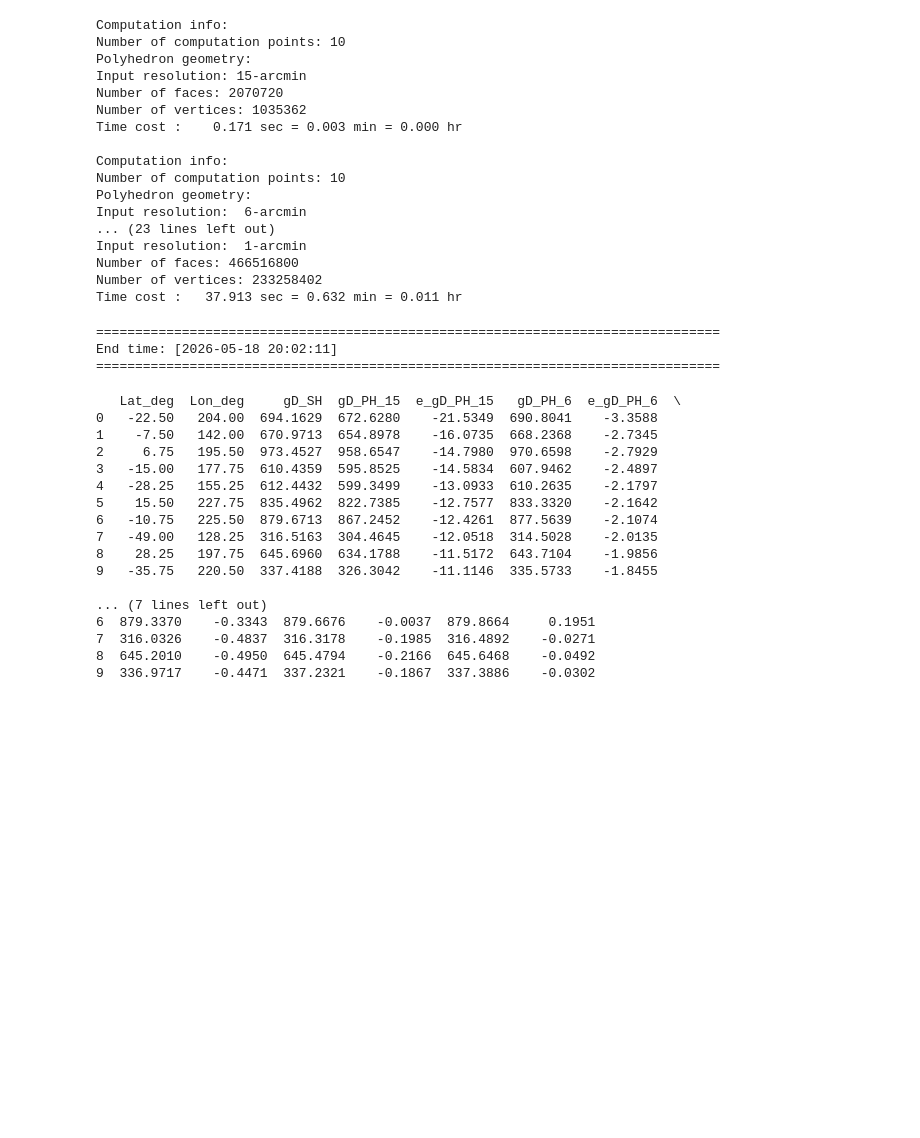
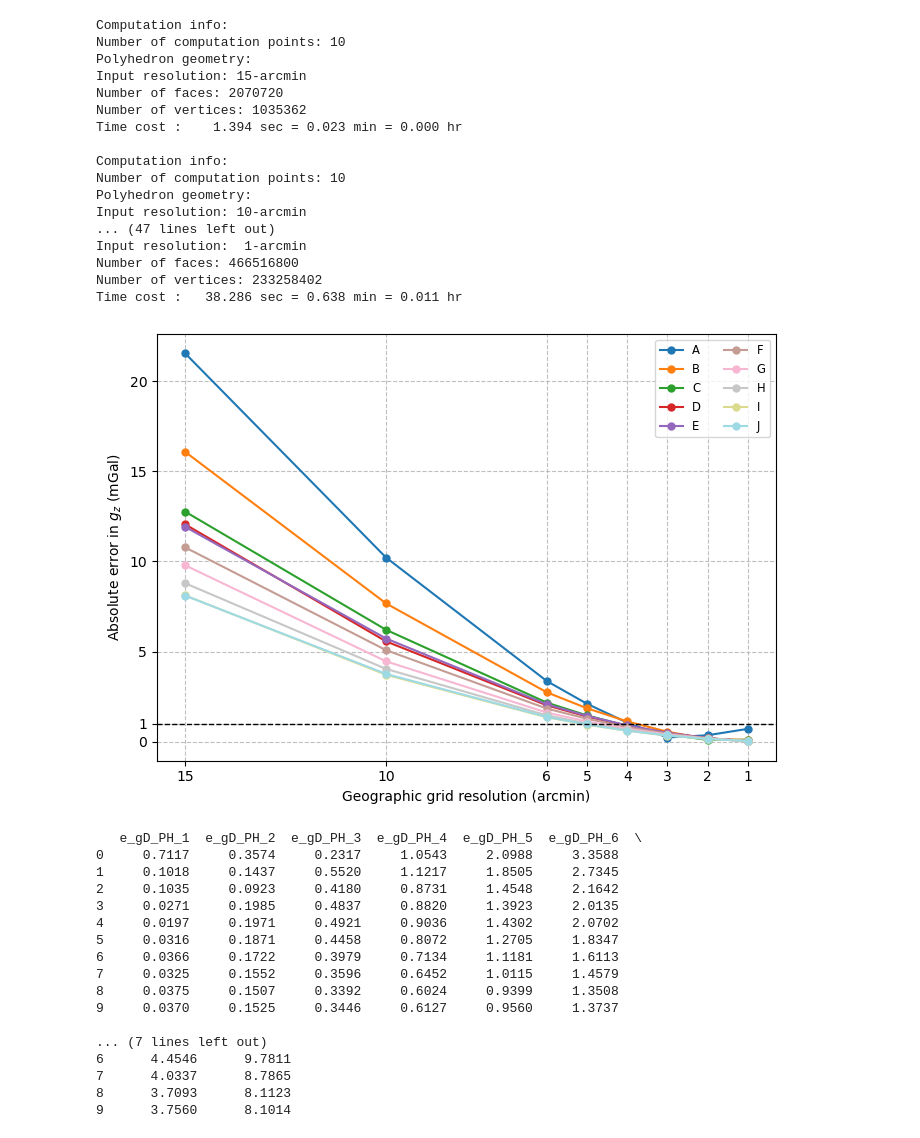
Before and after one commit to LeyuanWu/VecWerSch, a Jupyter notebook: ex_Moon_TopoGrav_PH_vs_SH_3.ipynb, the cells around one changed output. Saved outputs shown, nothing was run; the diff lists cells and outputs as text; code cells hidden in the pictures; blank space fills up the shorter version.

```diff
--- a/ex_Moon_TopoGrav_PH_vs_SH_3.ipynb
+++ b/ex_Moon_TopoGrav_PH_vs_SH_3.ipynb
@@ -47,7 +48,7 @@ err_lon = df_errors['Lon_deg'].values
 err_lat_rad = np.deg2rad(err_lat)
 err_lon_rad = np.deg2rad(err_lon)
 gD_SH = df_errors['gD_SH'].values
-df_SH_PHs = df_errors[['Lat_deg', 'Lon_deg', 'gD_SH']].copy()
+df_SH_PHs = df_errors[['Lat_deg', 'Lon_deg', 'Topo_m', 'gD_SH']].copy()
 # %%
 # # ! Computation of TGP: Polyhedron
 #### * Shape of Moon
@@ -65,7 +66,7 @@ xps = r_calc_km * np.cos(err_lat_rad) * np.cos(err_lon_rad)
 yps = r_calc_km * np.cos(err_lat_rad) * np.sin(err_lon_rad)
 zps = r_calc_km * np.sin(err_lat_rad)
 #### * Computation of TGP
-IN_RES = [15.0/60.0, 6.0/60.0, 3.0/60.0, 2.0/60.0, 1.0/60.0] # degree
+IN_RES = np.array([15.0, 10.0, 6.0, 5.0, 4.0, 3.0, 2.0, 1.0]) / 60.0 # degree
 for in_res in IN_RES:
     nc_Topo = f'output/moon_topo_Lshp{lmax_shp}_{int(60*in_res)}arcmin.nc'
     grd_topo_moon = pysh.SHGrid.from_netcdf(nc_Topo)
@@ -103,43 +104,59 @@ Polyhedron geometry:
 Input resolution: 15-arcmin
 Number of faces: 2070720
 Number of vertices: 1035362
-Time cost :    0.171 sec = 0.003 min = 0.000 hr
+Time cost :    1.394 sec = 0.023 min = 0.000 hr
 
 Computation info:
 Number of computation points: 10
 Polyhedron geometry:
-Input resolution:  6-arcmin
-... (23 lines left out)
+Input resolution: 10-arcmin
+... (47 lines left out)
 Input resolution:  1-arcmin
 Number of faces: 466516800
 Number of vertices: 233258402
-Time cost :   37.913 sec = 0.632 min = 0.011 hr
+Time cost :   38.286 sec = 0.638 min = 0.011 hr
-# %%
-# # ! End time
-print("=" * 80)
-print(f"End time: [{datetime.now().strftime('%Y-%m-%d %H:%M:%S')}]")
-print("=" * 80)
-# %% [output]
-================================================================================
-End time: [2026-05-18 20:02:11]
-================================================================================
+# %%
+# # ! Plot error reduction vs. resolution
+RES_ARCMIN = sorted([int(60 * in_res) for in_res in IN_RES])
+error_cols = [f'e_gD_PH_{res}' for res in RES_ARCMIN]
+errors_abs = df_SH_PHs[error_cols].abs()
+nP = len(df_SH_PHs)
+plt.figure(figsize=(7, 5))
+colors = plt.cm.tab20(np.linspace(0, 1, min(nP, 20)))
+err_txt = ['A','B','C','D','E','F','G','H','I','J']
+for i in range(nP):
+    color = colors[i % len(colors)]
+    plt.plot(RES_ARCMIN[::-1], errors_abs.iloc[i].values[::-1],
+             marker='o', ms=5, color=color, label=f'{err_txt[i]}')
+plt.xlabel('Geographic grid resolution (arcmin)')
+plt.ylabel('Absolute error in $g_z$ (mGal)')
+plt.xticks(RES_ARCMIN[::-1])
+plt.yticks([0, 1, 5, 10, 15, 20])
+plt.gca().invert_xaxis()
+plt.axhline(y=1, color='black', linestyle='--', linewidth=1.0, alpha=1.0)
+plt.grid(which='both', linestyle='--', alpha=0.8)
+plt.legend(loc='upper right', fontsize='small', ncol=2)
+plt.tight_layout()
+plt.show()
+# %% [output]
+[figure, added]
 # %%
-print(df_SH_PHs)
+print(errors_abs)
 # %% [output]
-   Lat_deg  Lon_deg     gD_SH  gD_PH_15  e_gD_PH_15   gD_PH_6  e_gD_PH_6  \
-0   -22.50   204.00  694.1629  672.6280    -21.5349  690.8041    -3.3588
-1    -7.50   142.00  670.9713  654.8978    -16.0735  668.2368    -2.7345
-2     6.75   195.50  973.4527  958.6547    -14.7980  970.6598    -2.7929
-3   -15.00   177.75  610.4359  595.8525    -14.5834  607.9462    -2.4897
-4   -28.25   155.25  612.4432  599.3499    -13.0933  610.2635    -2.1797
-5    15.50   227.75  835.4962  822.7385    -12.7577  833.3320    -2.1642
-6   -10.75   225.50  879.6713  867.2452    -12.4261  877.5639    -2.1074
-7   -49.00   128.25  316.5163  304.4645    -12.0518  314.5028    -2.0135
-8    28.25   197.75  645.6960  634.1788    -11.5172  643.7104    -1.9856
-9   -35.75   220.50  337.4188  326.3042    -11.1146  335.5733    -1.8455
+   e_gD_PH_1  e_gD_PH_2  e_gD_PH_3  e_gD_PH_4  e_gD_PH_5  e_gD_PH_6  \
+0     0.7117     0.3574     0.2317     1.0543     2.0988     3.3588
+1     0.1018     0.1437     0.5520     1.1217     1.8505     2.7345
+2     0.1035     0.0923     0.4180     0.8731     1.4548     2.1642
+3     0.0271     0.1985     0.4837     0.8820     1.3923     2.0135
+4     0.0197     0.1971     0.4921     0.9036     1.4302     2.0702
+5     0.0316     0.1871     0.4458     0.8072     1.2705     1.8347
+6     0.0366     0.1722     0.3979     0.7134     1.1181     1.6113
+7     0.0325     0.1552     0.3596     0.6452     1.0115     1.4579
+8     0.0375     0.1507     0.3392     0.6024     0.9399     1.3508
+9     0.0370     0.1525     0.3446     0.6127     0.9560     1.3737
 
 ... (7 lines left out)
-6  879.3370    -0.3343  879.6676    -0.0037  879.8664     0.1951
-7  316.0326    -0.4837  316.3178    -0.1985  316.4892    -0.0271
-8  645.2010    -0.4950  645.4794    -0.2166  645.6468    -0.0492
-9  336.9717    -0.4471  337.2321    -0.1867  337.3886    -0.0302
+6      4.4546      9.7811
+7      4.0337      8.7865
+8      3.7093      8.1123
+9      3.7560      8.1014
```
Also changed, not shown: parts of 2 cells of this notebook, 7 other files.
